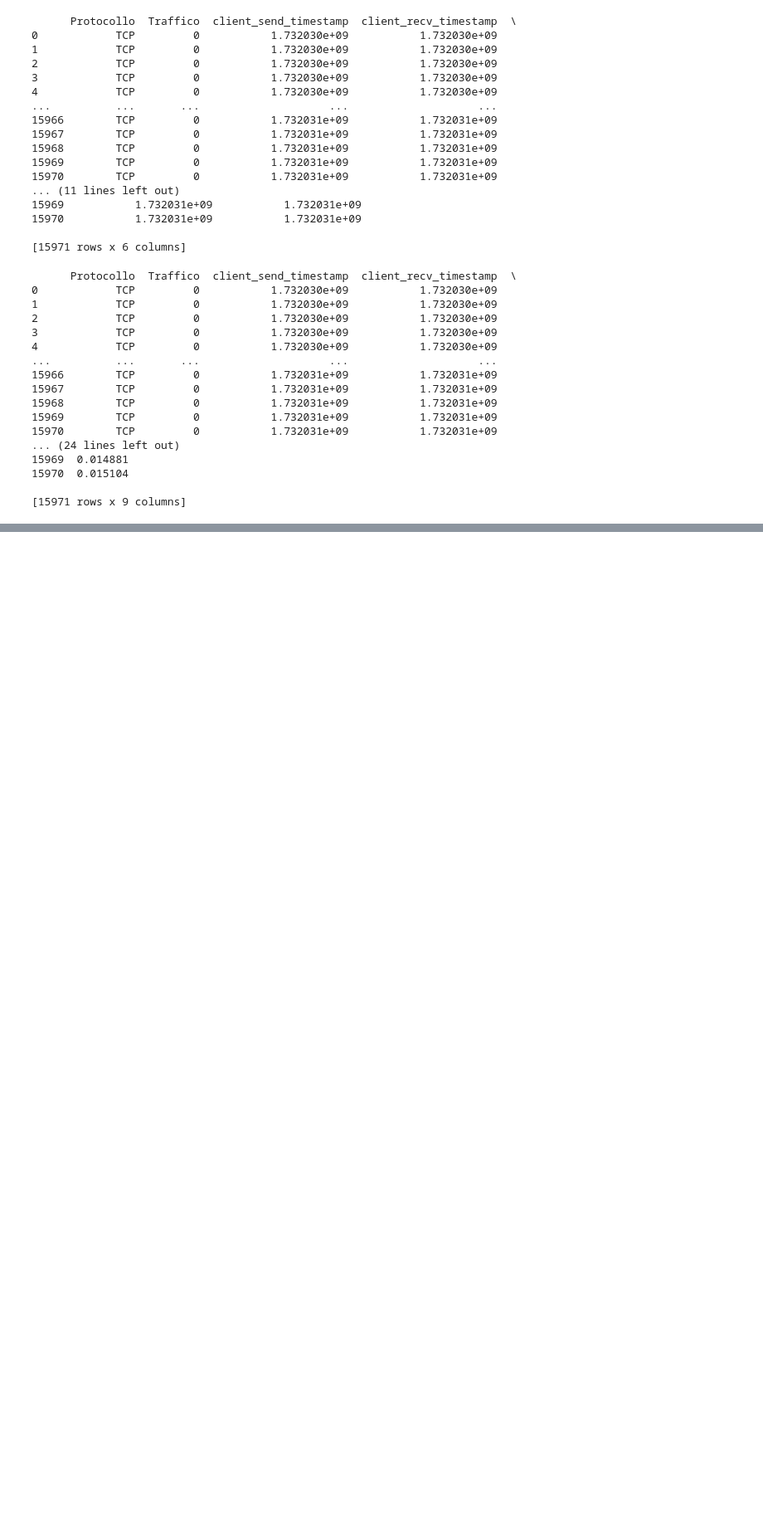
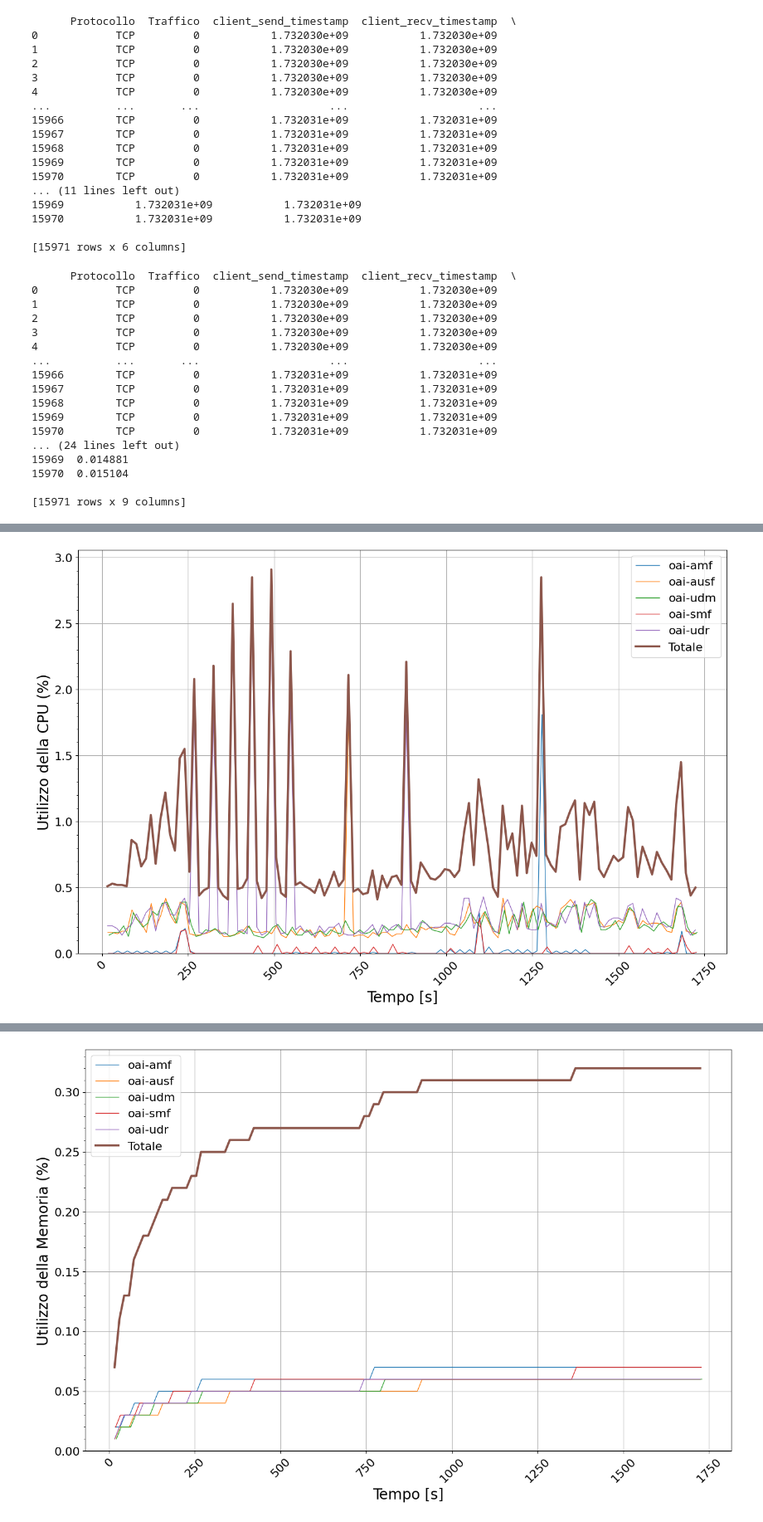
Before and after one commit to enricobrum/Dottorato, a Jupyter notebook: Articolo_NOVEMBRE/Analisi_Dati/Analisi_Risultati.ipynb, the cells around one changed output, grey strips where cells are left out. Shown: that part at 83% size. Drawn from its saved outputs; the diff is of its cells as text; code cells hidden in the pictures; blank space fills up the shorter version.

```diff
--- a/Articolo_NOVEMBRE/Analisi_Dati/Analisi_Risultati.ipynb
+++ b/Articolo_NOVEMBRE/Analisi_Dati/Analisi_Risultati.ipynb
@@ -126,0 +173,76 @@ Traffico
+# %%
+# Analisi del file contenente i valori di "docker stats":
+# Tale file contiente l'andamento dei container che implementano l'infrastruttura di rete 5G durante la registrazione di 6 dispositivi utente.
+# Oltre all'andamento dei container è stato anche analizzato il traffico tramite wireshark che verr discusso successivamente.
+# Funzione per analizzare una singola riga del file docker stats
+# Lista per contenere tutte le osservazioni
+# Funzione per analizzare una singola riga del file docker stats
+import pandas as pd
+
+
+# Leggi il file senza specificare un'intestazione (tutte le righe saranno caricate)
+file_path = "test_18_11_2024/utilizzo_container.log"
+df = pd.read_csv(file_path,header=None,delim_whitespace=True)
+
+# Filtra le righe eliminando quelle che contengono l'intestazione ripetuta
+# Supponendo che "CONTAINER ID" sia un identificativo chiaro dell'intestazione
+df = df[~df[0].str.contains("CONTAINERID", na=False)]
+
+# Aggiungi manualmente l'intestazione originale se necessario
+df.columns = ["CONTAINER ID", "NAME", "CPU %", "MEM USAGE / LIMIT","MEM %", "NET I/O", "BLOCK I/O", "PIDS"]
+
+# Esamina i risultati
+print(df)
+df.to_csv("docker_stats.csv", index=False)
+df = pd.read_csv("docker_stats.csv")
+df['CPU %']=df["CPU %"].str.rstrip('%').astype(float)
+df['MEM %']=df["MEM %"].str.rstrip('%').astype(float)
+# Grafico dell'utilizzo della CPU nel tempo per ciascun container
+nf=['oai-amf','oai-ausf','oai-udm','oai-smf','oai-udr']
+plt.figure(figsize=(16, 10))
+tot=0
+for container in nf:
+    container_data = df[df["NAME"] == container]
+    plt.plot(container_data.index, container_data["CPU %"], label=container,linewidth=1)
+    app=container_data['CPU %']
+    app=app.reset_index()
+    print(app)
+    tot=tot+app['CPU %']
+    print(tot)
+
+plt.plot(container_data.index,tot,label='Totale',linewidth=3)
+plt.xlabel("Tempo [s]", fontsize=20)
+plt.ylabel("Utilizzo della CPU (%)", fontsize=20)
+plt.legend(fontsize=16)
+plt.xticks(rotation=45)
+plt.xticks(fontsize=16)
+plt.yticks(fontsize=16)
+plt.ylim(bottom=0)
+plt.gca().yaxis.set_major_locator(MultipleLocator(0.5))
+plt.gca().yaxis.set_minor_locator(MultipleLocator(0.1))
+plt.grid(True)
+plt.show()
+plt.figure(figsize=(16, 10))
+totmem=0
+for container in nf:
+    container_data = df[df["NAME"] == container]
+    plt.plot(container_data.index, container_data["MEM %"], label=container,linewidth=1)
+    app=container_data['MEM %']
+    app=app.reset_index()
+    print(app)
+    totmem=totmem+app['MEM %']
+    print(totmem)
+
+plt.plot(container_data.index,totmem,label='Totale',linewidth=3)
+plt.xlabel("Tempo [s]", fontsize=20)
+plt.ylabel("Utilizzo della Memoria (%)", fontsize=20)
+plt.legend(fontsize=16)
+plt.xticks(rotation=45)
+plt.xticks(fontsize=16)
+plt.yticks(fontsize=16)
+plt.ylim(bottom=0)
+plt.gca().yaxis.set_major_locator(MultipleLocator(0.05))
+plt.gca().yaxis.set_minor_locator(MultipleLocator(0.01))
+plt.grid(True)
+plt.show()
+# %% [output]
@@ -126,0 +266 @@ Traffico
+[figure, added]
@@ -126,0 +284 @@ Traffico
+[figure, added]
```
Also changed, not shown: parts of 8 cells of this notebook, 2 other files.
